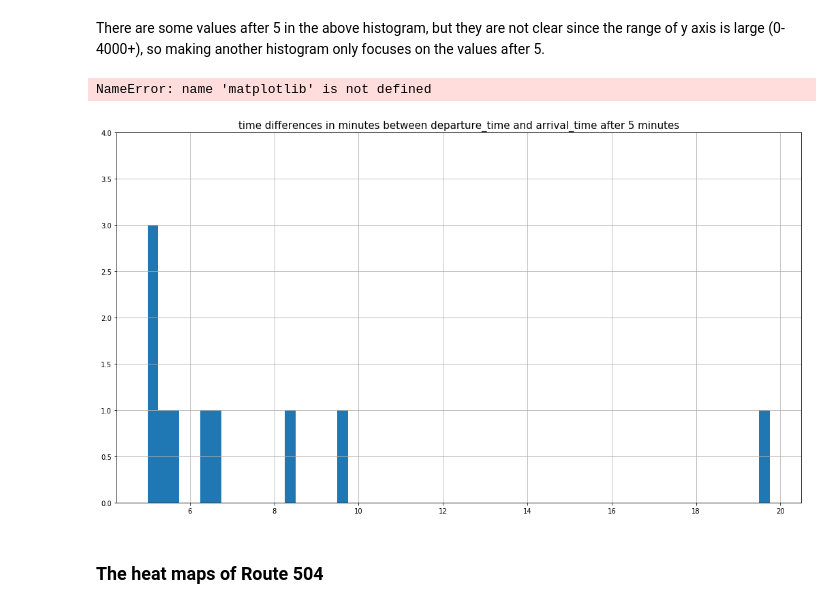
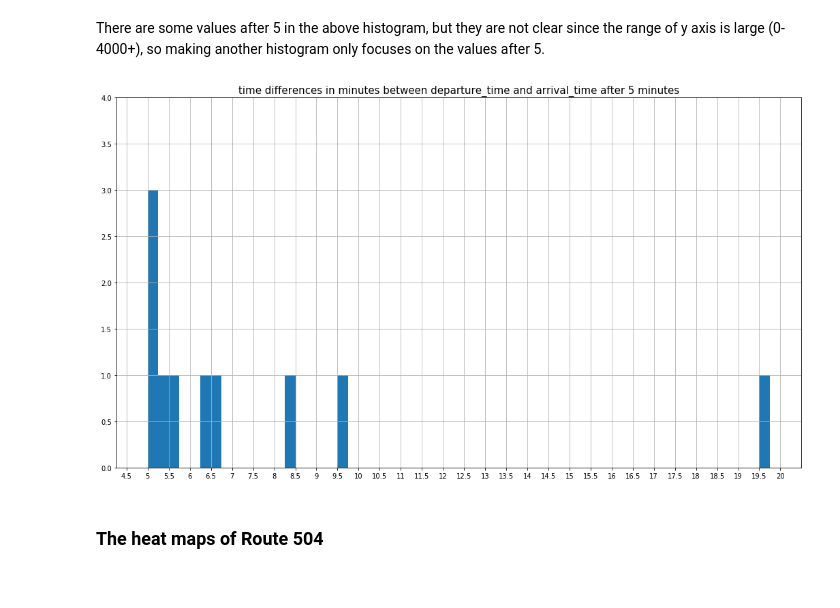
Before and after one commit to webgisgeek/bdit_data-sources, a Jupyter notebook: ttc/validating_cis_processing.ipynb, the cells around one changed output. Saved outputs shown, nothing was run; the diff lists cells and outputs as text; code cells hidden in the pictures.

```diff
--- a/ttc/validating_cis_processing.ipynb
+++ b/ttc/validating_cis_processing.ipynb
@@ -314,17 +321,16 @@ There are some values after 5 in the above histogram, but they are not clear sin
 # %%
 timediff.hist(bins = np.arange(5, 20, 0.25), figsize=(18,10))
 plt.title('time differences in minutes between departure_time and arrival_time after 5 minutes')
 ax = plt.gca()
 ax.set_ylim([0, 4])
 f = lambda x,pos: str(x).rstrip('0').rstrip('.')
-ax.xaxis.set_major_locator(matplotlib.ticker.MultipleLocator(0.5))
-ax.xaxis.set_major_formatter(matplotlib.ticker.FuncFormatter(f))
+ax.xaxis.set_major_locator(mpl.ticker.MultipleLocator(0.5))
+ax.xaxis.set_major_formatter(mpl.ticker.FuncFormatter(f))
 
 plt.rc('font', size=10)
 plt.rc('axes', titlesize=15)
 # %% [output]
-NameError: name 'matplotlib' is not defined
-[figure, old version]
+[figure, new version]
 # %% [markdown]
 ### The heat maps of Route 504
 # %%
```
Also changed, not shown: parts of 35 cells of this notebook.
